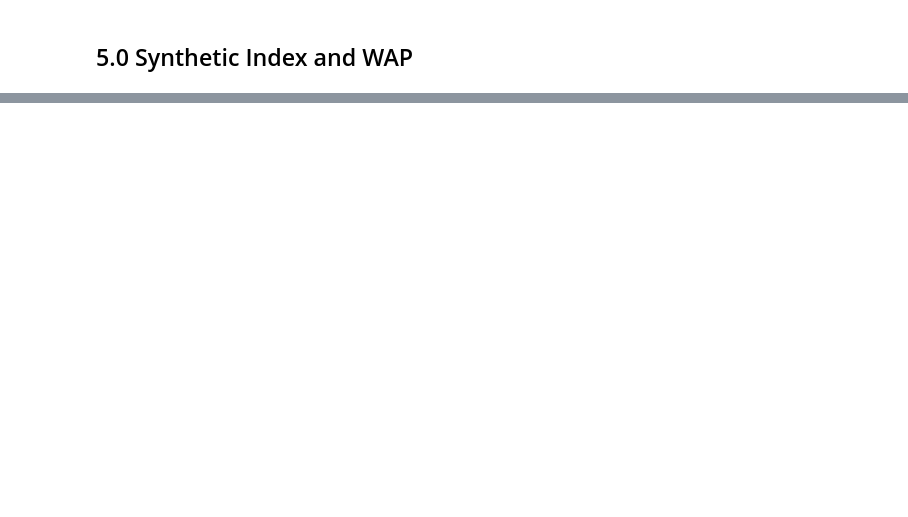
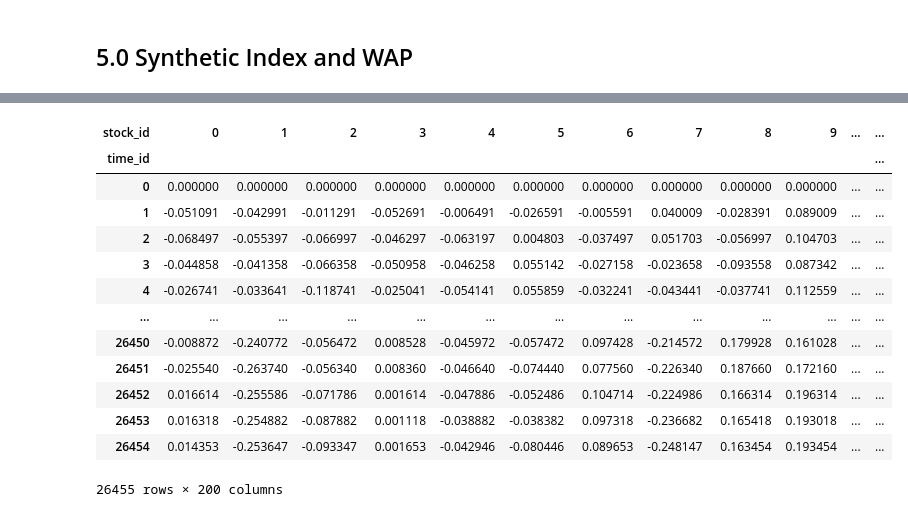
Before and after one commit to fabriziobasso/kaggle, a Jupyter notebook: Optiver_comp_v3.ipynb, the cells around one changed output, grey strips where cells are left out. Saved outputs shown, nothing was run; the diff lists cells and outputs as text; code cells hidden in the pictures; blank space fills up the shorter version.

```diff
--- a/Optiver_comp_v3.ipynb
+++ b/Optiver_comp_v3.ipynb
@@ -803,0 +888,17 @@ KeyError: ignored
+# %%
+wap_synt_index_diff
+# %% [output]
+| stock_id | 0 | 1 | 2 | 3 | 4 | 5 | 6 | 7 | 8 | 9 | ... | ... |
+| time_id |  |  |  |  |  |  |  |  |  |  |  | ... |
+| 0 | 0.000000 | 0.000000 | 0.000000 | 0.000000 | 0.000000 | 0.000000 | 0.000000 | 0.000000 | 0.000000 | 0.000000 | ... | ... |
+| 1 | -0.051091 | -0.042991 | -0.011291 | -0.052691 | -0.006491 | -0.026591 | -0.005591 | 0.040009 | -0.028391 | 0.089009 | ... | ... |
+| 2 | -0.068497 | -0.055397 | -0.066997 | -0.046297 | -0.063197 | 0.004803 | -0.037497 | 0.051703 | -0.056997 | 0.104703 | ... | ... |
+| 3 | -0.044858 | -0.041358 | -0.066358 | -0.050958 | -0.046258 | 0.055142 | -0.027158 | -0.023658 | -0.093558 | 0.087342 | ... | ... |
+| 4 | -0.026741 | -0.033641 | -0.118741 | -0.025041 | -0.054141 | 0.055859 | -0.032241 | -0.043441 | -0.037741 | 0.112559 | ... | ... |
+| ... | ... | ... | ... | ... | ... | ... | ... | ... | ... | ... | ... | ... |
+| 26450 | -0.008872 | -0.240772 | -0.056472 | 0.008528 | -0.045972 | -0.057472 | 0.097428 | -0.214572 | 0.179928 | 0.161028 | ... | ... |
+| 26451 | -0.025540 | -0.263740 | -0.056340 | 0.008360 | -0.046640 | -0.074440 | 0.077560 | -0.226340 | 0.187660 | 0.172160 | ... | ... |
+| 26452 | 0.016614 | -0.255586 | -0.071786 | 0.001614 | -0.047886 | -0.052486 | 0.104714 | -0.224986 | 0.166314 | 0.196314 | ... | ... |
+| 26453 | 0.016318 | -0.254882 | -0.087882 | 0.001118 | -0.038882 | -0.038382 | 0.097318 | -0.236682 | 0.165418 | 0.193018 | ... | ... |
+| 26454 | 0.014353 | -0.253647 | -0.093347 | 0.001653 | -0.042946 | -0.080446 | 0.089653 | -0.248147 | 0.163454 | 0.193454 | ... | ... |
+26455 rows × 200 columns
```
Also changed, not shown: parts of 15 cells of this notebook.
